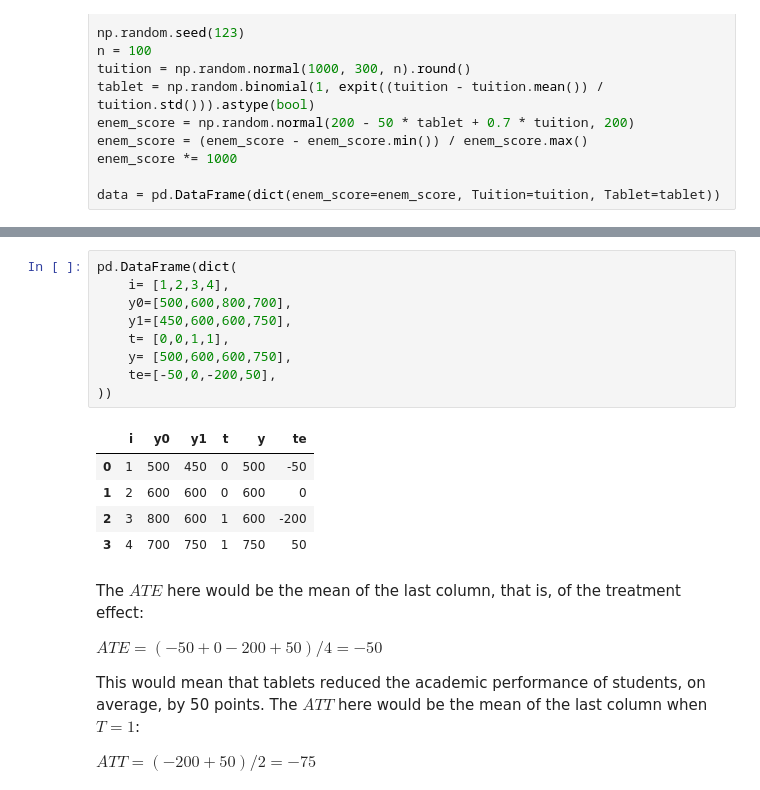
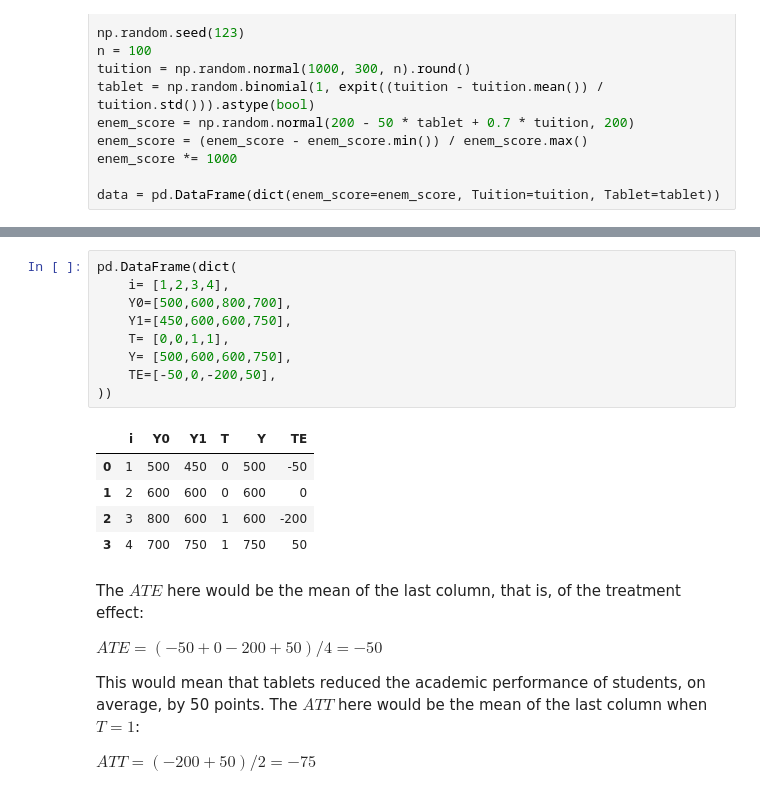
Before and after one commit to matheusfacure/python-causality-handbook, a Jupyter notebook: causal-inference-for-the-brave-and-true/01-Introduction-To-Causality.ipynb, the cells around one changed output, grey strips where cells are left out. Cells and saved outputs as stored; diff of their text form.

```diff
--- a/causal-inference-for-the-brave-and-true/01-Introduction-To-Causality.ipynb
+++ b/causal-inference-for-the-brave-and-true/01-Introduction-To-Causality.ipynb
@@ -124,14 +124,14 @@ Now, I know we can't see both potential outcomes, but just for the sake of argum
 # %%
 pd.DataFrame(dict(
     i= [1,2,3,4],
-    y0=[500,600,800,700],
-    y1=[450,600,600,750],
-    t= [0,0,1,1],
-    y= [500,600,600,750],
-    te=[-50,0,-200,50],
+    Y0=[500,600,800,700],
+    Y1=[450,600,600,750],
+    T= [0,0,1,1],
+    Y= [500,600,600,750],
+    TE=[-50,0,-200,50],
 ))
 # %% [output]
-|  | i | y0 | y1 | t | y | te |
+|  | i | Y0 | Y1 | T | Y | TE |
 | 0 | 1 | 500 | 450 | 0 | 500 | -50 |
 | 1 | 2 | 600 | 600 | 0 | 600 | 0 |
 | 2 | 3 | 800 | 600 | 1 | 600 | -200 |
```
Also changed, not shown: parts of 4 cells of this notebook, 2 other files.
